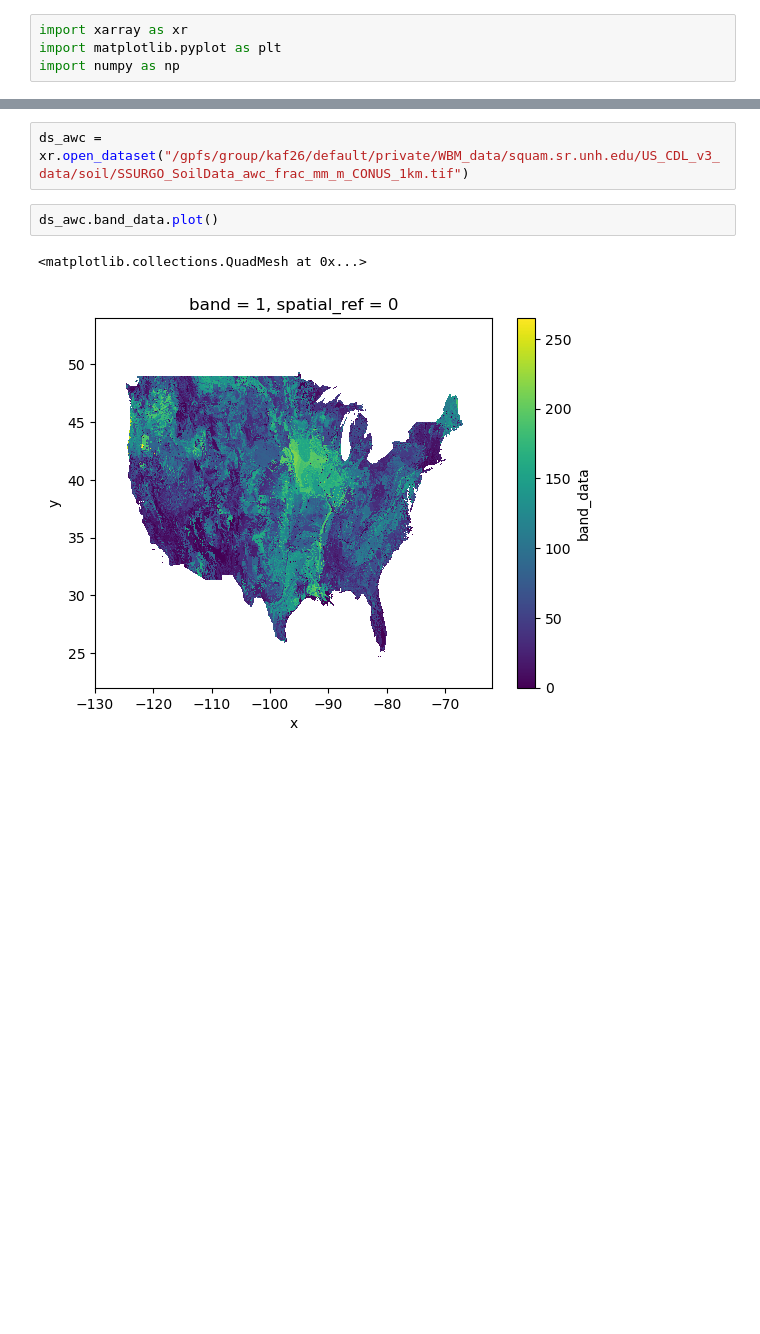
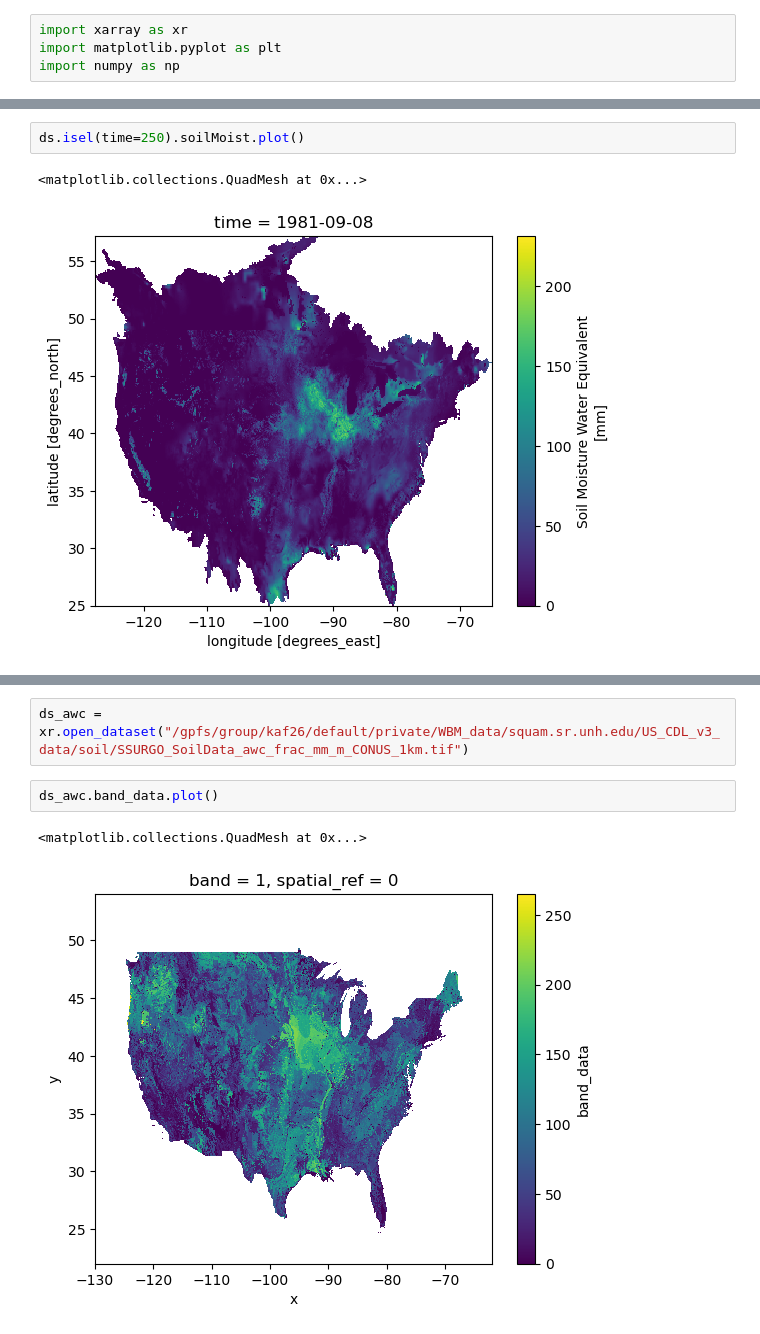
Before and after one commit to david0811/lafferty-etal-2024-tbd, a Jupyter notebook: code/99_testing.ipynb, the cells around one changed output, grey strips where cells are left out. Saved outputs shown, nothing was run; the diff lists cells and outputs as text; blank space fills up the shorter version.

```diff
--- a/code/99_testing.ipynb
+++ b/code/99_testing.ipynb
@@ -37,0 +16,5 @@ ds.isel(time=250).soilMoistFrac.plot()
+# %%
+ds.isel(time=250).soilMoist.plot()
+# %% [output]
+<matplotlib.collections.QuadMesh at 0x...>
+[figure, added]
```
Also changed, not shown: parts of 11 cells of this notebook, 3 other files.
